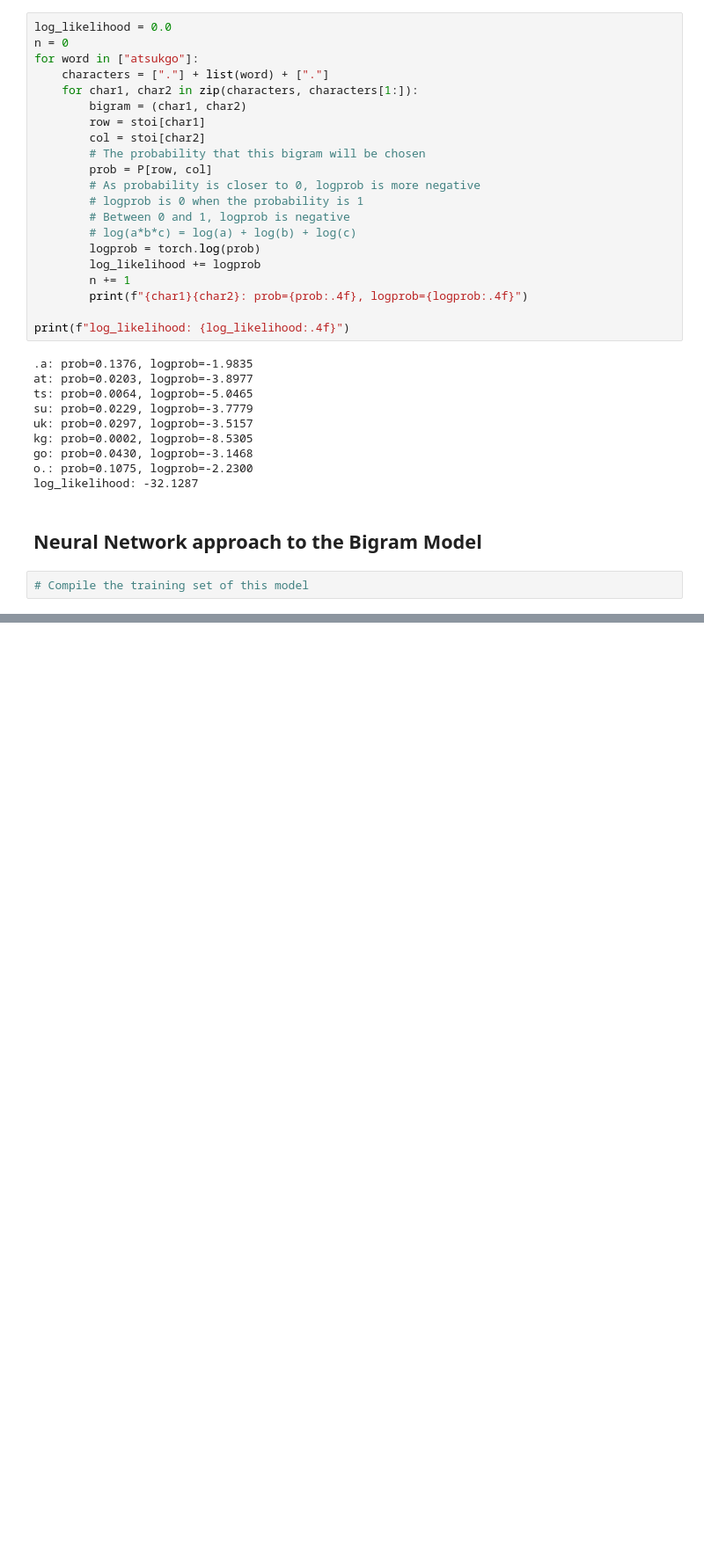
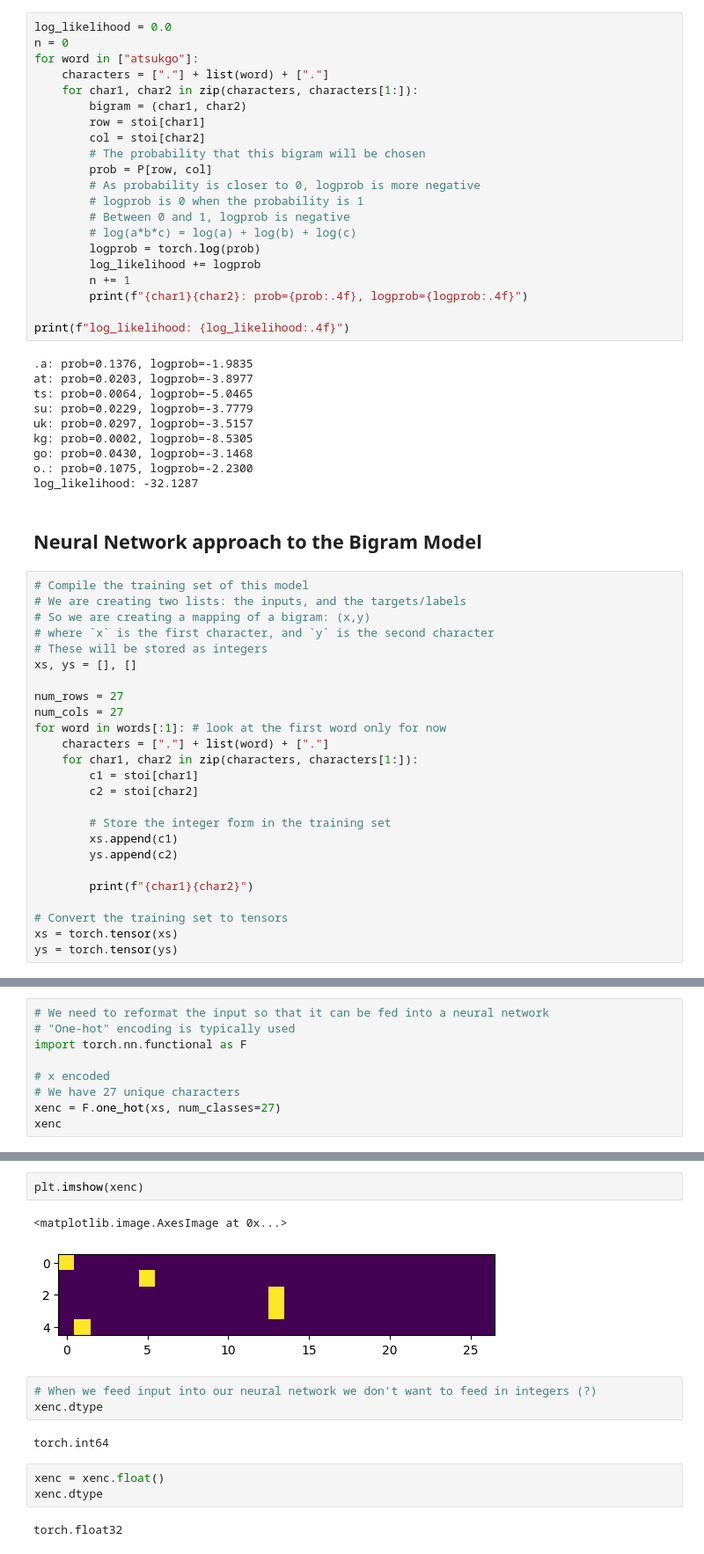
Before and after one commit to atskae/nn-zero-to-hero, a Jupyter notebook: build_makemore_yay.ipynb, the cells around one changed output, grey strips where cells are left out. Shown at 88% size. Drawn from its saved outputs; the diff is of its cells as text; blank space fills up the shorter version.

Commit message:
Start setting up training set

```diff
--- a/build_makemore_yay.ipynb
+++ b/build_makemore_yay.ipynb
@@ -909,3 +909,26 @@ log_likelihood: -32.1287
 ## Neural Network approach to the Bigram Model
 # %%
 # Compile the training set of this model
+# We are creating two lists: the inputs, and the targets/labels
+# So we are creating a mapping of a bigram: (x,y)
+# where `x` is the first character, and `y` is the second character
+# These will be stored as integers
+xs, ys = [], []
+
+num_rows = 27
+num_cols = 27
+for word in words[:1]: # look at the first word only for now
+    characters = ["."] + list(word) + ["."]
+    for char1, char2 in zip(characters, characters[1:]):
+        c1 = stoi[char1]
+        c2 = stoi[char2]
+
+        # Store the integer form in the training set
+        xs.append(c1)
+        ys.append(c2)
+
+        print(f"{char1}{char2}")
+
+# Convert the training set to tensors
+xs = torch.tensor(xs)
+ys = torch.tensor(ys)
@@ -911,0 +949,9 @@ log_likelihood: -32.1287
+# %%
+# We need to reformat the input so that it can be fed into a neural network
+# "One-hot" encoding is typically used
+import torch.nn.functional as F
+
+# x encoded
+# We have 27 unique characters
+xenc = F.one_hot(xs, num_classes=27)
+xenc
@@ -911,0 +969,15 @@ log_likelihood: -32.1287
+# %%
+plt.imshow(xenc)
+# %% [output]
+<matplotlib.image.AxesImage at 0x...>
+[figure, added]
+# %%
+# When we feed input into our neural network we don't want to feed in integers (?)
+xenc.dtype
+# %% [output]
+torch.int64
+# %%
+xenc = xenc.float()
+xenc.dtype
+# %% [output]
+torch.float32
```
Also changed, not shown: parts of 14 cells of this notebook.
